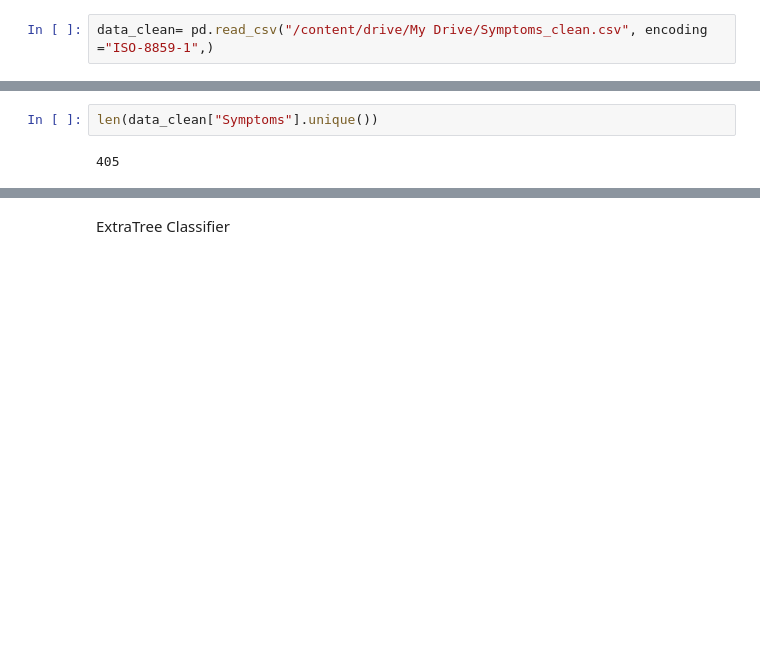
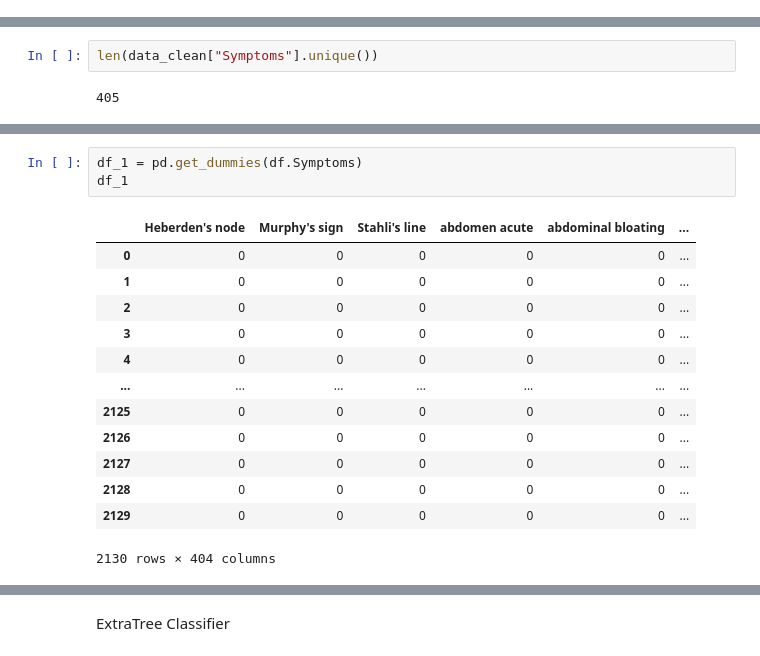
Before and after one commit to khushbooekhande/DrugRecommendationSystem, a Jupyter notebook: DiseasePrediction.ipynb, the cells around one changed output, grey strips where cells are left out. Cells and saved outputs as stored; diff of their text form; blank space fills up the shorter version.

```diff
--- a/DiseasePrediction.ipynb
+++ b/DiseasePrediction.ipynb
@@ -86,2 +110,0 @@ data_clean.to_csv("/content/drive/My Drive/Symptoms_clean.csv", index=False)
-# %%
-data_clean= pd.read_csv("/content/drive/My Drive/Symptoms_clean.csv", encoding ="ISO-8859-1",)
@@ -321,0 +227,17 @@ Accuracy of the MNB model in Predicting Disease:  89.66778523489933 %
+# %%
+df_1 = pd.get_dummies(df.Symptoms)
+df_1
+# %% [output]
+|  | Heberden's node | Murphy's sign | Stahli's line | abdomen acute | abdominal bloating | ... |
+| 0 | 0 | 0 | 0 | 0 | 0 | ... |
+| 1 | 0 | 0 | 0 | 0 | 0 | ... |
+| 2 | 0 | 0 | 0 | 0 | 0 | ... |
+| 3 | 0 | 0 | 0 | 0 | 0 | ... |
+| 4 | 0 | 0 | 0 | 0 | 0 | ... |
+| ... | ... | ... | ... | ... | ... | ... |
+| 2125 | 0 | 0 | 0 | 0 | 0 | ... |
+| 2126 | 0 | 0 | 0 | 0 | 0 | ... |
+| 2127 | 0 | 0 | 0 | 0 | 0 | ... |
+| 2128 | 0 | 0 | 0 | 0 | 0 | ... |
+| 2129 | 0 | 0 | 0 | 0 | 0 | ... |
+2130 rows × 404 columns
```
Also changed, not shown: parts of 143 cells of this notebook.
